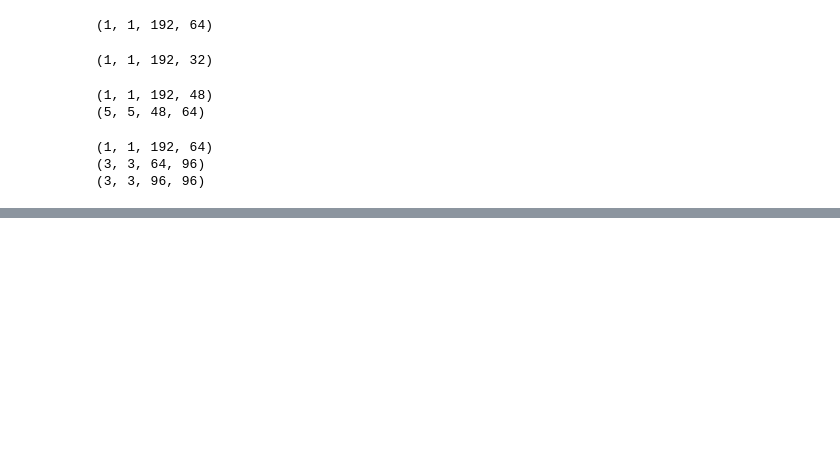
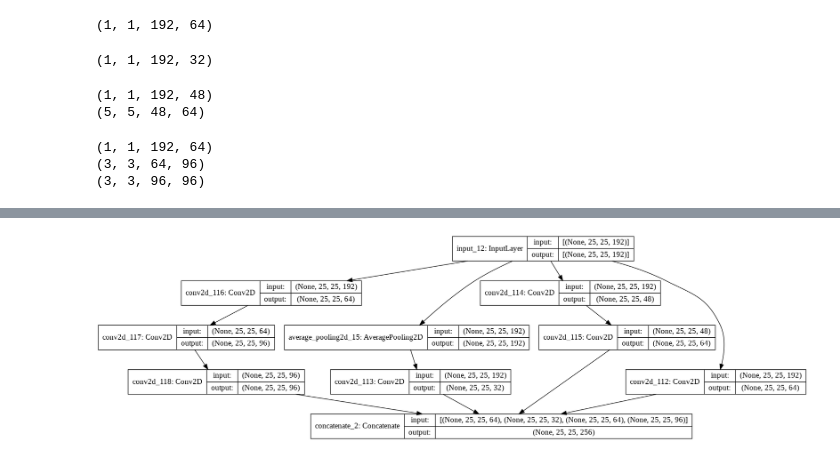
Before and after one commit to Elwing-Chou/tibaml0922, a Jupyter notebook: inception.ipynb, the cells around one changed output, grey strips where cells are left out. Drawn from its saved outputs; the diff is of its cells as text; code cells hidden in the pictures; blank space fills up the shorter version.

```diff
--- a/inception.ipynb
+++ b/inception.ipynb
@@ -42,3 +42,24 @@ print(w[0].shape)
 (1, 1, 192, 64)
 (3, 3, 64, 96)
 (3, 3, 96, 96)
+# %%
+from tensorflow.keras.models import Model
+# Tensor(多維向量) -> layer(Function) -> Tensor(多維向量)
+from tensorflow.keras.layers import Input, Conv2D, AveragePooling2D, Concatenate
+i = Input(shape=(25, 25, 192))
+# 1
+x1 = Conv2D(64, 1, padding="same", activation="relu")(i)
+# 2
+x2 = AveragePooling2D(strides=1, padding="same")(i)
+x2 = Conv2D(32, 1, padding="same", activation="relu")(x2)
+# 3
+x3 = Conv2D(48, 1, padding="same", activation="relu")(i)
+x3 = Conv2D(64, 5, padding="same", activation="relu")(x3)
+# 4
+x4 = Conv2D(64, 1, padding="same", activation="relu")(i)
+x4 = Conv2D(96, 3, padding="same", activation="relu")(x4)
+x4 = Conv2D(96, 3, padding="same", activation="relu")(x4)
+# combine
+out = Concatenate(axis=-1)([x1, x2, x3, x4])
+model = Model(inputs=[i], outputs=[out])
+model.summary()
@@ -44,0 +84,4 @@ print(w[0].shape)
+# %%
+plot_model(model, to_file="inception.png", show_shapes=True)
+# %% [output]
+[figure, added]
```
Also changed, not shown: parts of 1 cell of this notebook.
